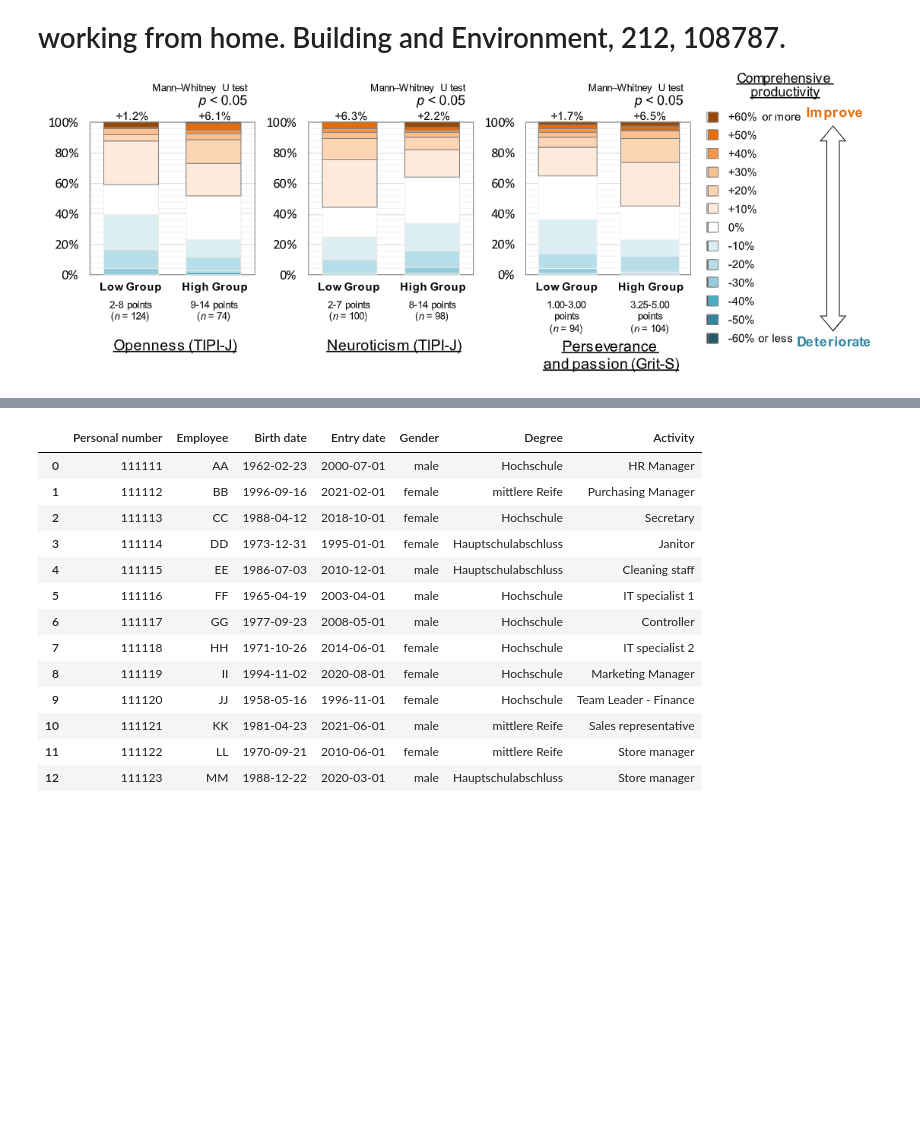
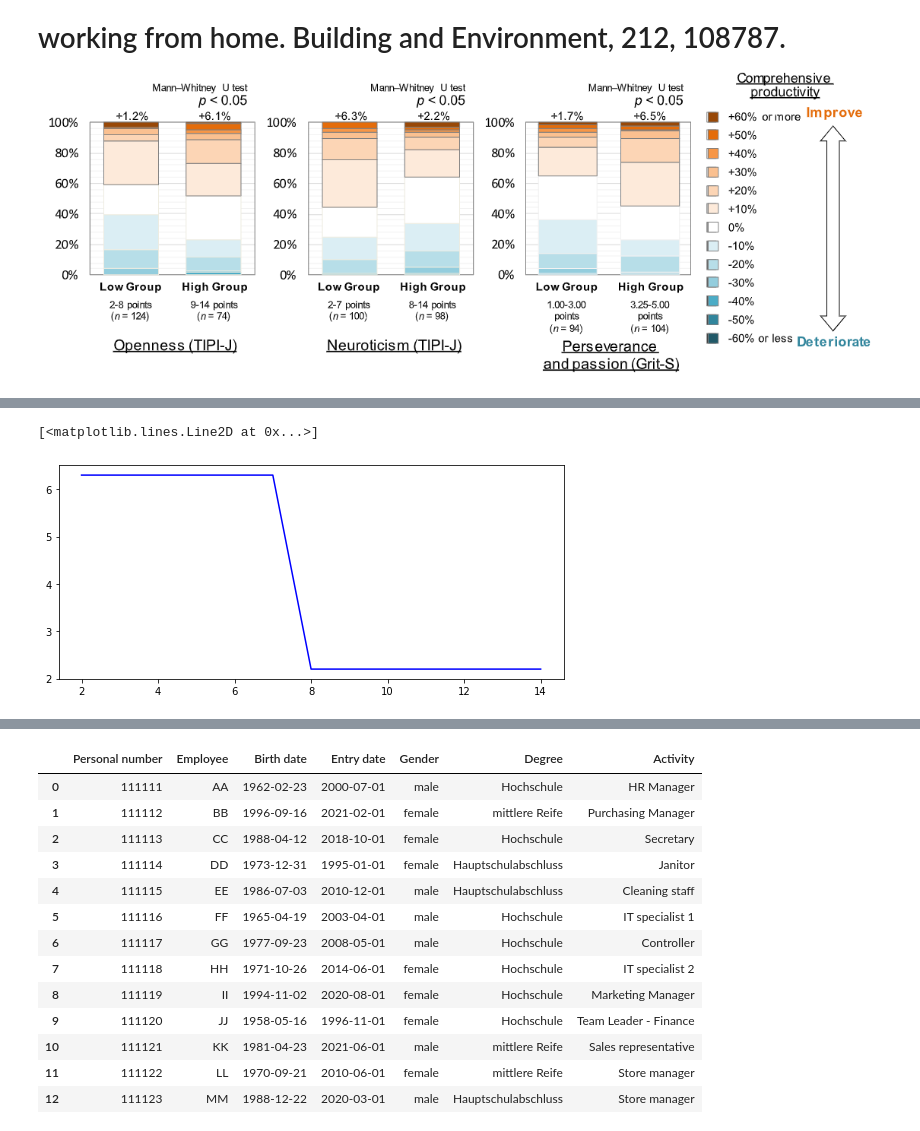
Before and after one commit to jjmatthiesen/HOMPA, a Jupyter notebook: HomeOffice.ipynb, the cells around one changed output, grey strips where cells are left out. Saved outputs shown, nothing was run; the diff lists cells and outputs as text; code cells hidden in the pictures; blank space fills up the shorter version.

```diff
--- a/HomeOffice.ipynb
+++ b/HomeOffice.ipynb
@@ -176,0 +230,13 @@ def ho_personality__complete(employee_input):
+# %%
+def ho_personality_neuroticism_conditions(neuroticism):
+    if   2 <= neuroticism <= 7:   return 6.3
+    else:           return 2.2
+ho_personality_neuroticism_np = np.vectorize(ho_personality_neuroticism_conditions)
+
+
+
+x = np.linspace(2, 14, 20, dtype='int')
+plt.plot(x, ho_personality_neuroticism_np(x), color='b')
+# %% [output]
+[<matplotlib.lines.Line2D at 0x...>]
+[figure, added]
```
Also changed, not shown: parts of 9 cells of this notebook.
